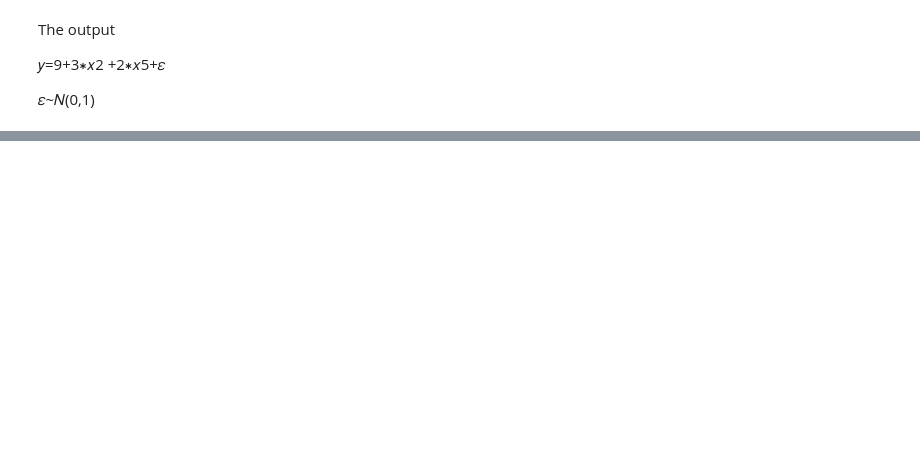
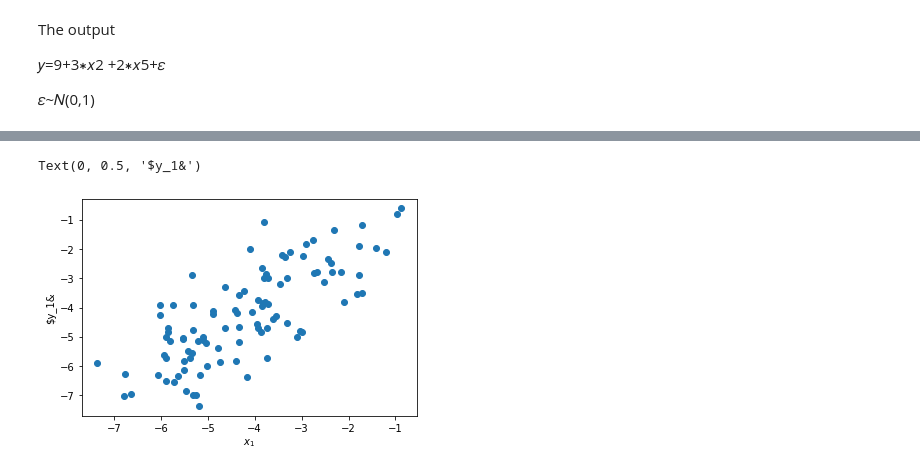
Before and after one commit to gitony0101/homework, a Jupyter notebook: HW5 540.ipynb, the cells around one changed output, grey strips where cells are left out. Drawn from its saved outputs; the diff is of its cells as text; code cells hidden in the pictures; blank space fills up the shorter version.

```diff
--- a/HW5 540.ipynb
+++ b/HW5 540.ipynb
@@ -95,11 +97,7 @@ from scipy.stats import *
 # %%
 # pd.DataFrame(x2)
 # %%
-# now define Gaussian noise:
-mu_e, sigma_e = 0, 1
-xe = norm.rvs(mu_e,sigma_e,size=n)
-
 # a) Using only 𝑥1
 x_1 = pd.DataFrame(x2[:,0]).T
 
-y_1 = x_1 +xe
+y_1 = x_1 + rng.normal(0,1,n)
@@ -124,0 +104,10 @@ array([ -3.01931425,  -8.24358996,   2.51638378,   9.20445238,
+# %%
+# plot the data
+
+fig, ax = plt.subplots()
+ax.scatter(x_1,y_1)
+ax.set_xlabel('$x_1$')
+ax.set_ylabel('$y_1&')
+# %% [output]
+Text(0, 0.5, '$y_1&')
+[figure, added]
```
Also changed, not shown: parts of 12 cells of this notebook.
